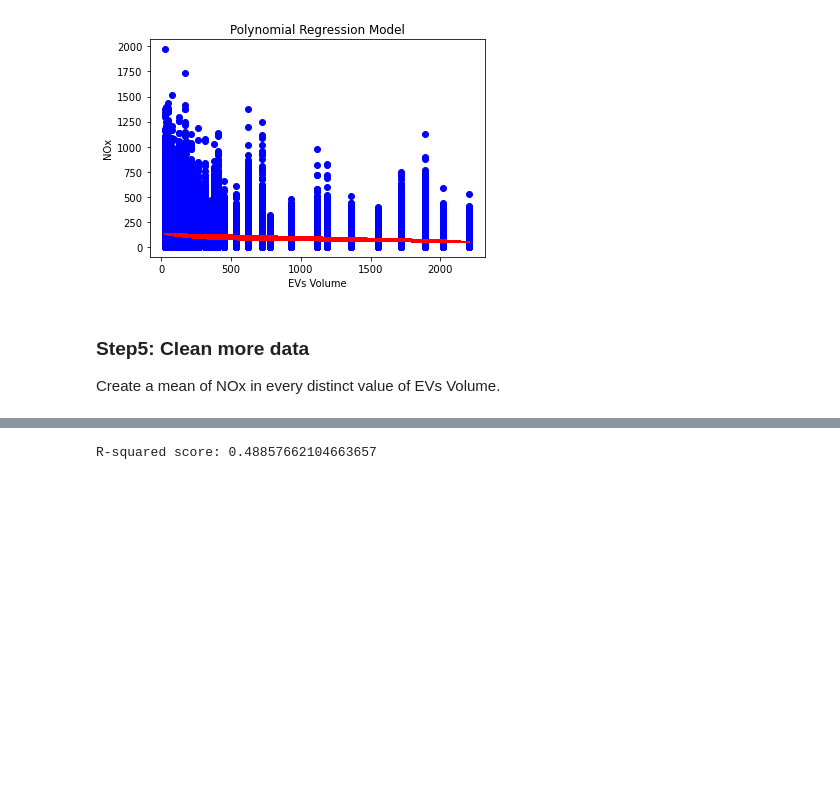
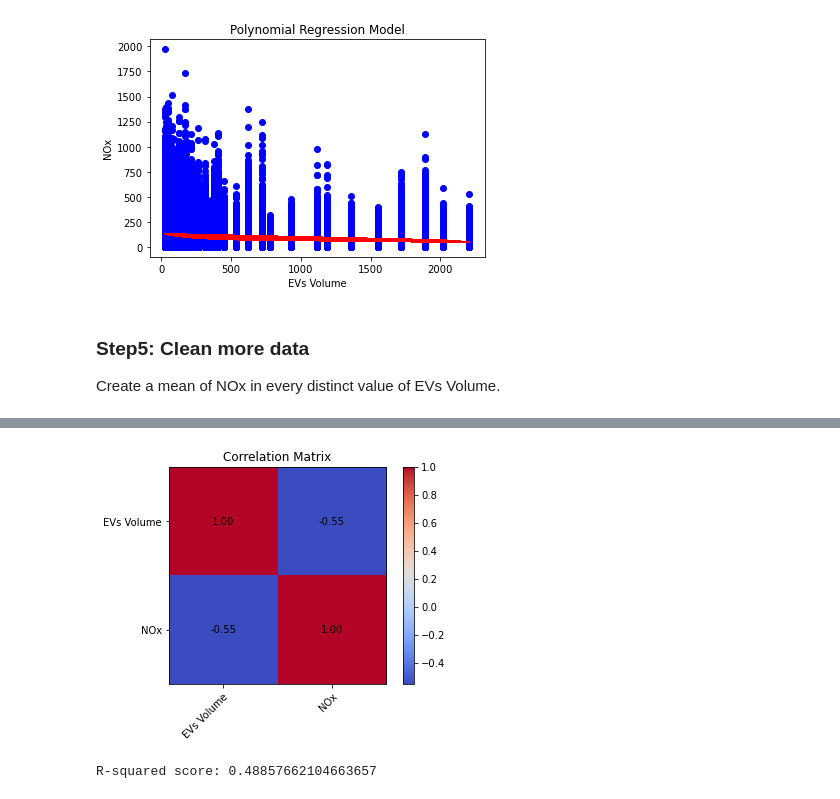
Before and after one commit to sxy1813082/DS-mini-project-repository, a Jupyter notebook: DSMP_ANALYTICS_EVs_EQ.ipynb, the cells around one changed output, grey strips where cells are left out. Cells and saved outputs as stored; diff of their text form; code cells hidden in the pictures; blank space fills up the shorter version.

```diff
--- a/DSMP_ANALYTICS_EVs_EQ.ipynb
+++ b/DSMP_ANALYTICS_EVs_EQ.ipynb
@@ -153,0 +136,13 @@ pd.DataFrame(mean_nox_by_evs)
+# %%
+# convert the Series to a DataFrame
+df_mean_nox_by_evs = pd.DataFrame(mean_nox_by_evs)
+
+# flatten the column headers
+df_mean_nox_by_evs = df_mean_nox_by_evs.reset_index()
+print(df_mean_nox_by_evs)
+
+# create the correlation matrix
+corr_matrix = df_mean_nox_by_evs.corr()
+
+# print the correlation matrix
+print(corr_matrix)
@@ -154,3 +167,26 @@ pd.DataFrame(mean_nox_by_evs)
+# %%
+# plot the correlation matrix
+fig, ax = plt.subplots()
+im = ax.imshow(corr_matrix, cmap='coolwarm')
+
+# set the axis labels and title
+ax.set_xticks(np.arange(len(corr_matrix)))
+ax.set_yticks(np.arange(len(corr_matrix)))
+ax.set_xticklabels(corr_matrix.columns)
+ax.set_yticklabels(corr_matrix.columns)
+plt.setp(ax.get_xticklabels(), rotation=45, ha="right", rotation_mode="anchor")
+ax.set_title('Correlation Matrix')
+
+# add the correlation coefficients to the plot
+for i in range(len(corr_matrix)):
+    for j in range(len(corr_matrix)):
+        text = ax.text(j, i, '{:.2f}'.format(corr_matrix.iloc[i, j]), ha="center", va="center", color="black")
+
+# show the plot
+plt.colorbar(im)
+plt.show()
+# %% [output]
+[figure, added]
 # %%
 # Get the x and y values for the polynomial regression
 x = mean_nox_by_evs.index.values.reshape(-1, 1)
```
Also changed, not shown: parts of 5 cells of this notebook, 1 other file.
